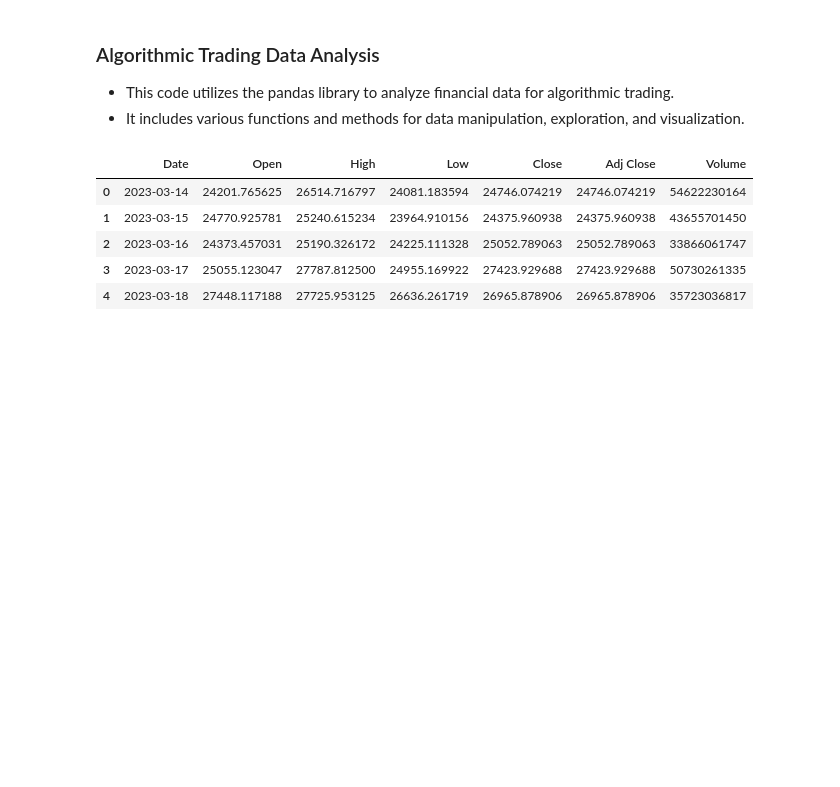
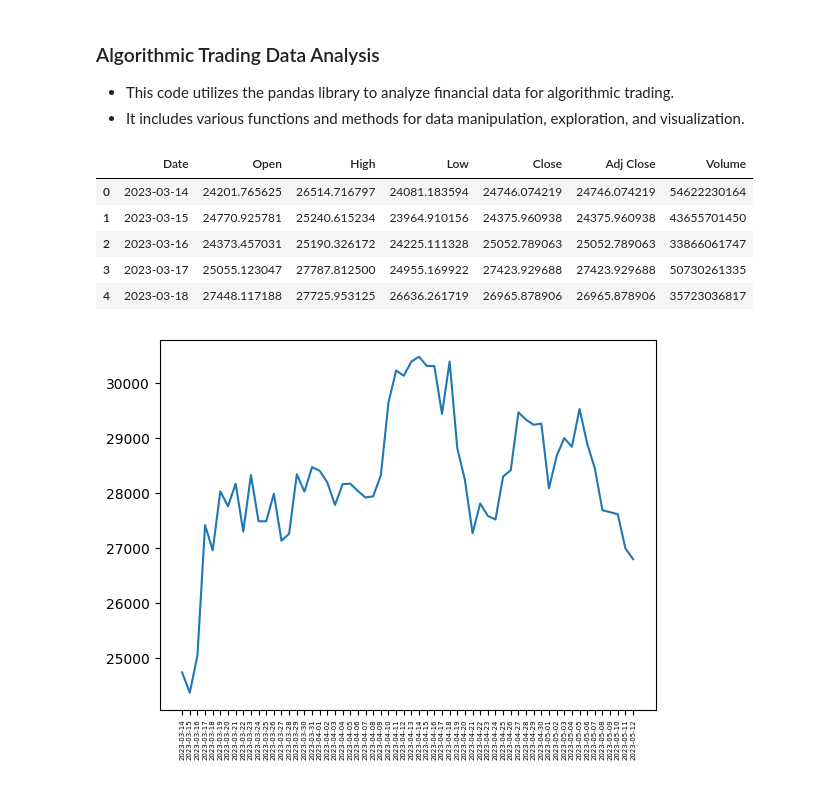
Before and after one commit to philipxlee/algotrading-data-analysis, a Jupyter notebook: algo-analysis.ipynb, the cells around one changed output. Saved outputs shown, nothing was run; the diff lists cells and outputs as text; code cells hidden in the pictures; blank space fills up the shorter version.

```diff
--- a/algo-analysis.ipynb
+++ b/algo-analysis.ipynb
@@ -22,7 +23,7 @@ data[data["Volume"] == 0]
 data[data["High"] == data["Low"]]
 data_filtered = data[data["High"] != data["Low"]].copy()
 # %%
-dfplot = data_filtered[0:100]
+dfplot = data_filtered[0:60]
 fig = go.Figure(data=[go.Candlestick(
                 x=dfplot.index,
                 open=dfplot["Open"],
@@ -30,3 +31,9 @@ fig = go.Figure(data=[go.Candlestick(
                 low=dfplot["Low"],
                 close=dfplot["Close"])])
 fig.show()
+# %%
+plt.plot(dfplot["Date"], dfplot["Close"])
+plt.xticks(rotation=90, fontsize=5)
+plt.show()
+# %% [output]
+[figure, added]
```
Also changed, not shown: parts of 2 cells of this notebook.
